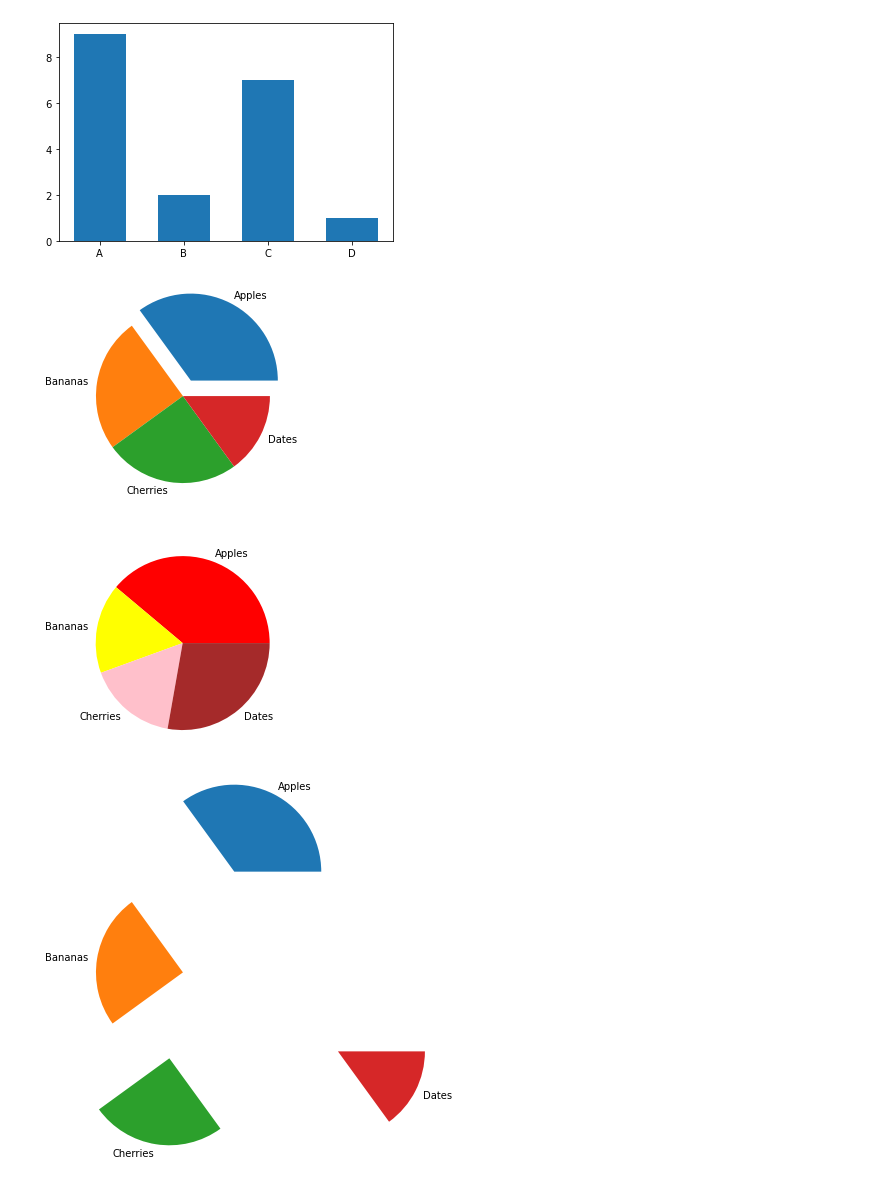
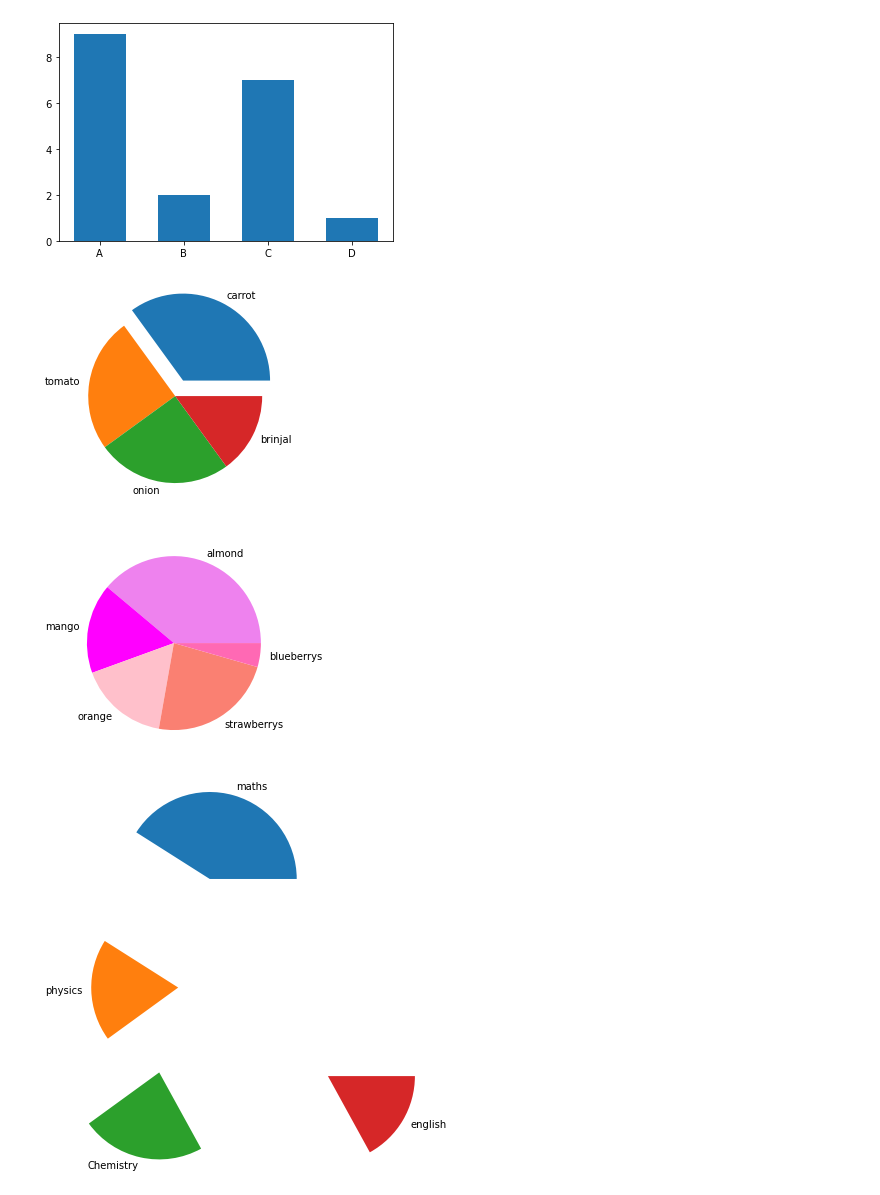
Before and after one commit to VU21CSEN0100182/PYTHON, a Jupyter notebook: PYTHON_MATPLOTLIB.ipynb, the cells around one changed output. Drawn from its saved outputs; the diff is of its cells as text; code cells hidden in the pictures.

```diff
--- a/PYTHON_MATPLOTLIB.ipynb
+++ b/PYTHON_MATPLOTLIB.ipynb
@@ -120,31 +239,31 @@ plt.show()
 import matplotlib.pyplot as plt
 import numpy as np
 y=np.array([35, 25, 25, 15])
-fruits=["Apples", "Bananas", "Cherries", "Dates"]
+fruits=["carrot","tomato","onion","brinjal"]
 explode=[0.2, 0, 0, 0]
 plt.pie(y,labels=fruits,explode=explode)
 plt.show()
 # %% [output]
-[figure, old version]
+[figure, new version]
 # %%
 #new colours
 import matplotlib.pyplot as plt
 import numpy as np
-y = np.array([35,15,15,25])
-fruits= ["Apples", "Bananas", "Cherries", "Dates"]
-colors=["red","yellow","pink","brown"]
+y = np.array([35,15,15,21,4])
+fruits= ["almond","mango","orange","strawberrys","blueberrys"]
+colors=["violet","magenta","pink","salmon","hotpink"]
 plt.pie(y,labels=fruits,colors=colors)
 plt.show()
 # %% [output]
-[figure, old version]
+[figure, new version]
 # %%
 #shadow
 import matplotlib.pyplot as plt
 import numpy as np
-y = np.array([35, 25, 25, 15])
-fruits=["Apples", "Bananas", "Cherries", "Dates"]
+y = np.array([41,19,23,17])
+fruits=["maths","physics","Chemistry","english"]
 explode=[1.3,0,1,2]
 plt.pie(y,labels=fruits,explode=explode,shadow=False)
 plt.show()
 # %% [output]
-[figure, old version]
+[figure, new version]
```
Also changed, not shown: parts of 27 cells of this notebook.
